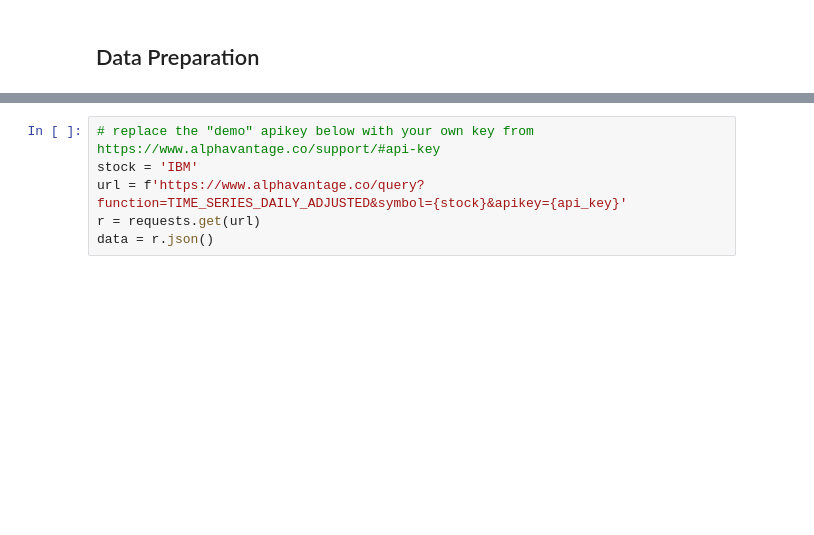
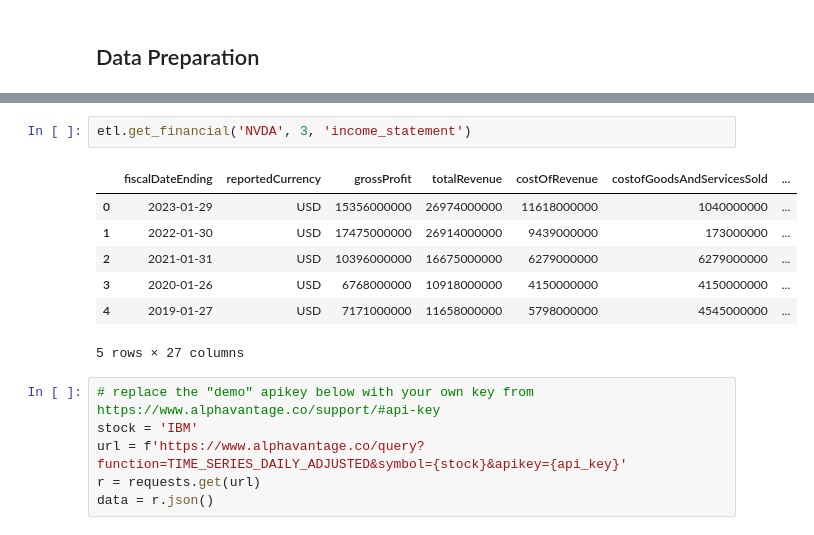
Before and after one commit to LeventSoykan/stock-price-comparison, a Jupyter notebook: practice.ipynb, the cells around one changed output, grey strips where cells are left out. Cells and saved outputs as stored; diff of their text form; blank space fills up the shorter version.

```diff
--- a/practice.ipynb
+++ b/practice.ipynb
@@ -73,3 +200,13 @@ class ETL:
+# %%
+etl.get_financial('NVDA', 3, 'income_statement')
+# %% [output]
+|  | fiscalDateEnding | reportedCurrency | grossProfit | totalRevenue | costOfRevenue | costofGoodsAndServicesSold | ... |
+| 0 | 2023-01-29 | USD | 15356000000 | 26974000000 | 11618000000 | 1040000000 | ... |
+| 1 | 2022-01-30 | USD | 17475000000 | 26914000000 | 9439000000 | 173000000 | ... |
+| 2 | 2021-01-31 | USD | 10396000000 | 16675000000 | 6279000000 | 6279000000 | ... |
+| 3 | 2020-01-26 | USD | 6768000000 | 10918000000 | 4150000000 | 4150000000 | ... |
+| 4 | 2019-01-27 | USD | 7171000000 | 11658000000 | 5798000000 | 4545000000 | ... |
+5 rows × 27 columns
 # %%
 # replace the "demo" apikey below with your own key from https://www.alphavantage.co/support/#api-key
 stock = 'IBM'
```
Also changed, not shown: parts of 22 cells of this notebook, 3 other files.
